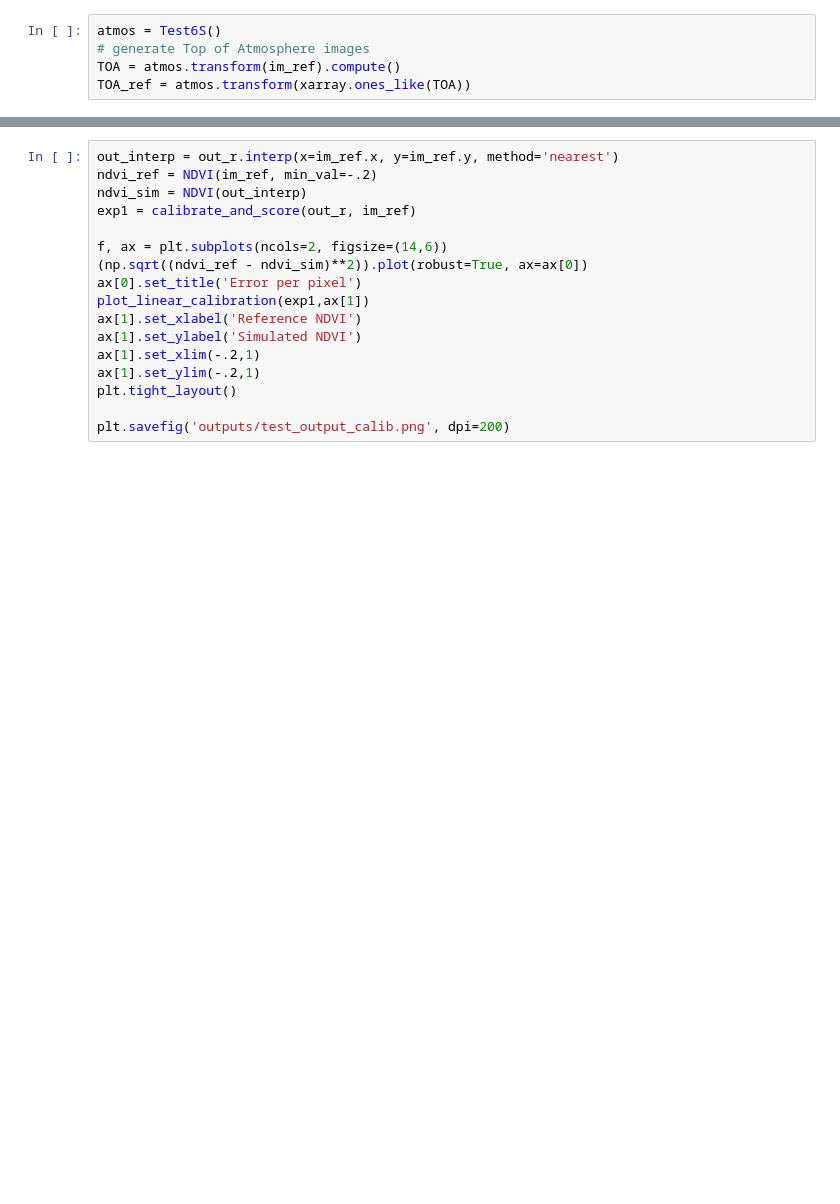
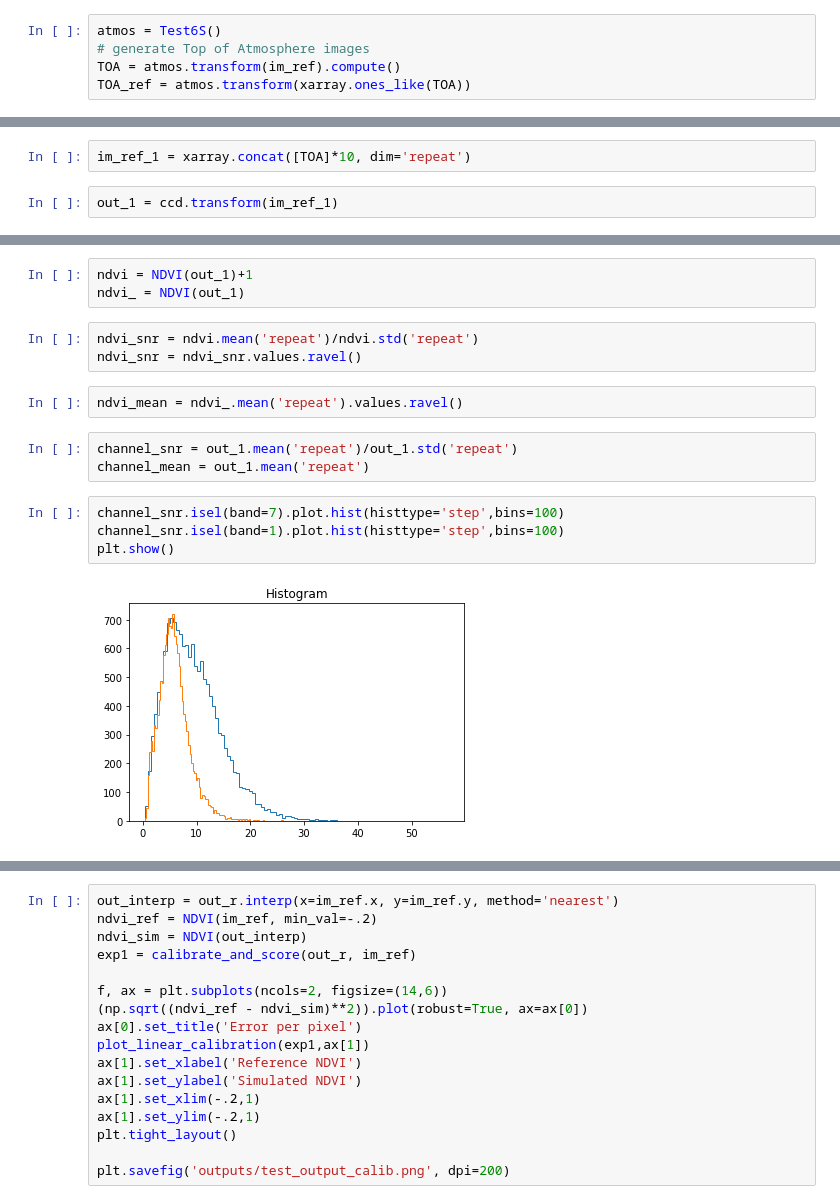
Before and after one commit to joe-fennell/pyeosim, a Jupyter notebook: 1_simple_demo.ipynb, the cells around one changed output, grey strips where cells are left out. Saved outputs shown, nothing was run; the diff lists cells and outputs as text; blank space fills up the shorter version.

```diff
--- a/1_simple_demo.ipynb
+++ b/1_simple_demo.ipynb
@@ -198,0 +201,4 @@ plt.savefig('outputs/test_output_im2.png', dpi=200)
+# %%
+im_ref_1 = xarray.concat([TOA]*10, dim='repeat')
+# %%
+out_1 = ccd.transform(im_ref_1)
@@ -198,0 +223,17 @@ plt.savefig('outputs/test_output_im2.png', dpi=200)
+# %%
+ndvi = NDVI(out_1)+1
+ndvi_ = NDVI(out_1)
+# %%
+ndvi_snr = ndvi.mean('repeat')/ndvi.std('repeat')
+ndvi_snr = ndvi_snr.values.ravel()
+# %%
+ndvi_mean = ndvi_.mean('repeat').values.ravel()
+# %%
+channel_snr = out_1.mean('repeat')/out_1.std('repeat')
+channel_mean = out_1.mean('repeat')
+# %%
+channel_snr.isel(band=7).plot.hist(histtype='step',bins=100)
+channel_snr.isel(band=1).plot.hist(histtype='step',bins=100)
+plt.show()
+# %% [output]
+[figure, added]
```
Also changed, not shown: parts of 11 cells of this notebook, 10 other files.
